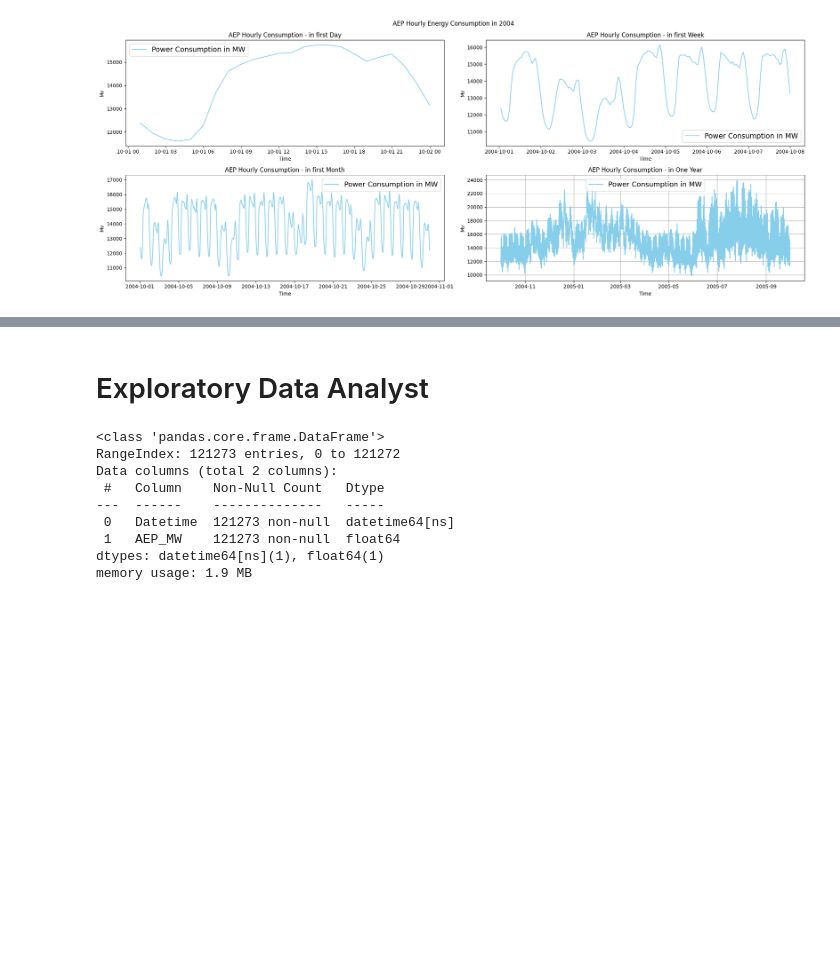
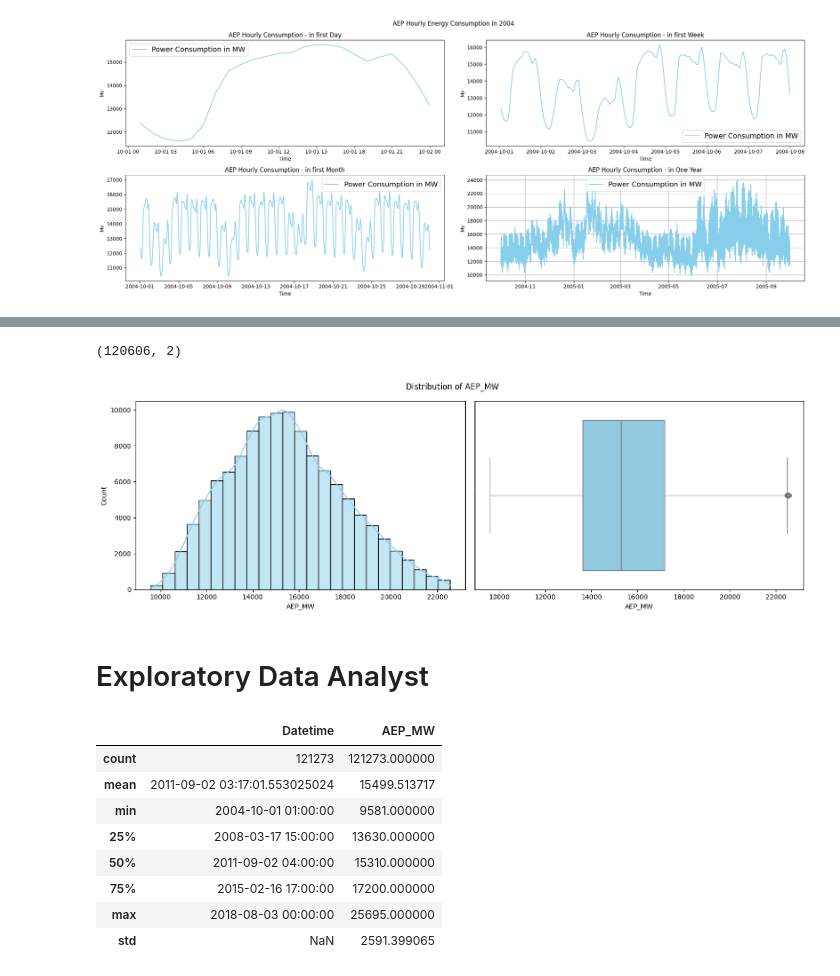
Before and after one commit to sayid-alt/AEP-Hourly-Energy-Consumption-Prediction, a Jupyter notebook: AEP_Hourly_Energy_Consumption_Prediction.ipynb, the cells around one changed output, grey strips where cells are left out. Drawn from its saved outputs; the diff is of its cells as text; code cells hidden in the pictures; blank space fills up the shorter version.

```diff
--- a/AEP_Hourly_Energy_Consumption_Prediction.ipynb
+++ b/AEP_Hourly_Energy_Consumption_Prediction.ipynb
@@ -199,0 +219,13 @@ plt.tight_layout()
+# %%
+def print_outliers(data):
+  q1, q2, q3 = np.percentile(AEP_hourly['AEP_MW'], [25, 50, 75])
+  iqr = q3 - q1
+  lower_bound = q1 - 1.5 * iqr
+  upper_bound = q3 + 1.5 * iqr
+
+  data = data[(data['AEP_MW'] < lower_bound) | (data['AEP_MW'] > upper_bound)]
+  data.sort_values(by='Datetime', ascending=True)
+  return data
+# %%
+outliers_data = print_outliers(AEP_hourly)
+outliers_data
@@ -200,14 +262,25 @@ plt.tight_layout()
+# %%
+# Drop the outliers from the dataframe.
+AEP_hourly.drop(outliers_data.index, inplace=True)
+# %%
+AEP_hourly.shape
+# %% [output]
+(120606, 2)
+# %%
+plot_dist(AEP_hourly)
+# %% [output]
+[figure, added]
 # %% [markdown]
 # Exploratory Data Analyst
 # %%
-AEP_hourly.info()
+AEP_hourly.describe()
 # %% [output]
-<class 'pandas.core.frame.DataFrame'>
-RangeIndex: 121273 entries, 0 to 121272
-Data columns (total 2 columns):
- #   Column    Non-Null Count   Dtype
----  ------    --------------   -----
- 0   Datetime  121273 non-null  datetime64[ns]
- 1   AEP_MW    121273 non-null  float64
-dtypes: datetime64[ns](1), float64(1)
-memory usage: 1.9 MB
+|  | Datetime | AEP_MW |
+| count | 121273 | 121273.000000 |
+| mean | 2011-09-02 03:17:01.553025024 | 15499.513717 |
+| min | 2004-10-01 01:00:00 | 9581.000000 |
+| 25% | 2008-03-17 15:00:00 | 13630.000000 |
+| 50% | 2011-09-02 04:00:00 | 15310.000000 |
+| 75% | 2015-02-16 17:00:00 | 17200.000000 |
+| max | 2018-08-03 00:00:00 | 25695.000000 |
+| std | NaN | 2591.399065 |
```
Also changed, not shown: parts of 8 cells of this notebook.
